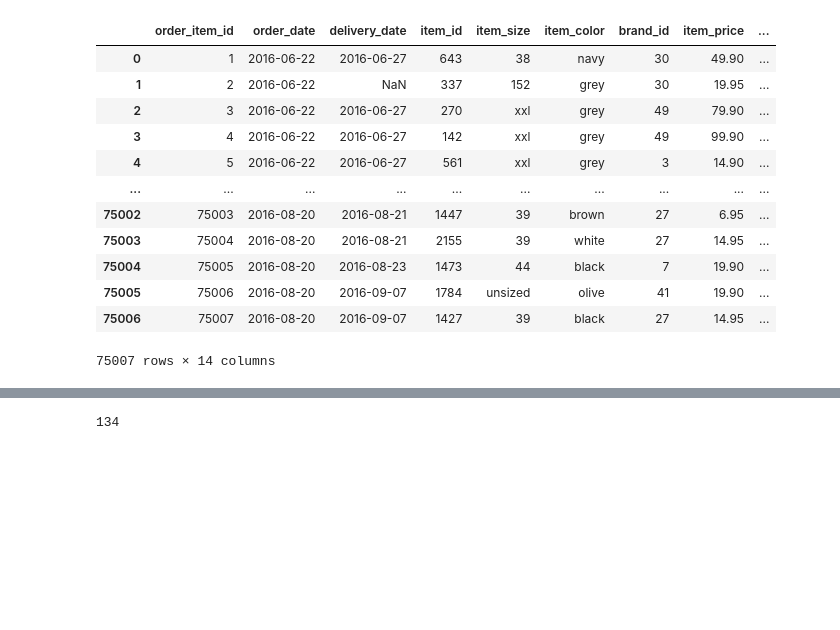
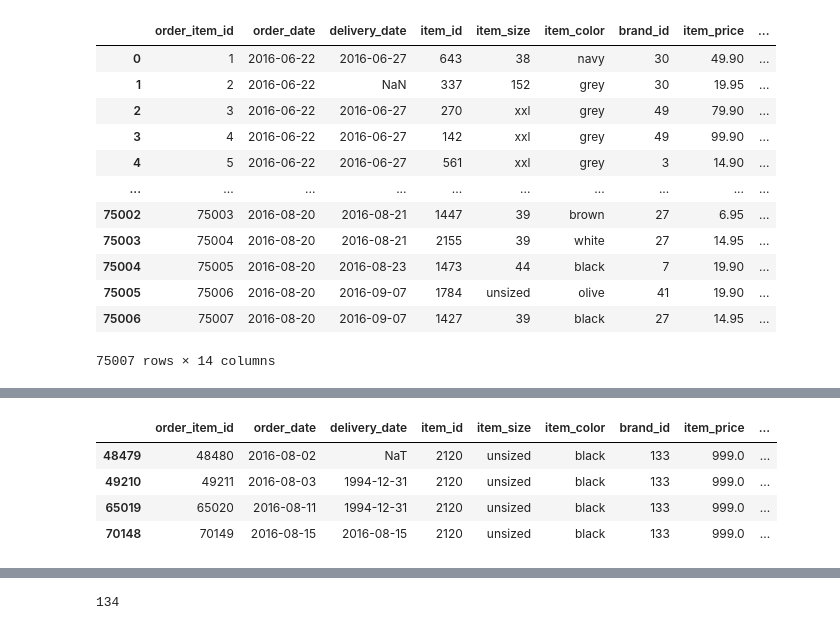
Before and after one commit to P-AEL/ML-Projekt, a Jupyter notebook: Paul/blob.ipynb, the cells around one changed output, grey strips where cells are left out. Drawn from its saved outputs; the diff is of its cells as text; code cells hidden in the pictures; blank space fills up the shorter version.

```diff
--- a/Paul/blob.ipynb
+++ b/Paul/blob.ipynb
@@ -63,0 +107,8 @@ df
+# %%
+df[df.item_price==999]
+# %% [output]
+|  | order_item_id | order_date | delivery_date | item_id | item_size | item_color | brand_id | item_price | ... |
+| 48479 | 48480 | 2016-08-02 | NaT | 2120 | unsized | black | 133 | 999.0 | ... |
+| 49210 | 49211 | 2016-08-03 | 1994-12-31 | 2120 | unsized | black | 133 | 999.0 | ... |
+| 65019 | 65020 | 2016-08-11 | 1994-12-31 | 2120 | unsized | black | 133 | 999.0 | ... |
+| 70148 | 70149 | 2016-08-15 | 2016-08-15 | 2120 | unsized | black | 133 | 999.0 | ... |
```
Also changed, not shown: parts of 18 cells of this notebook.
